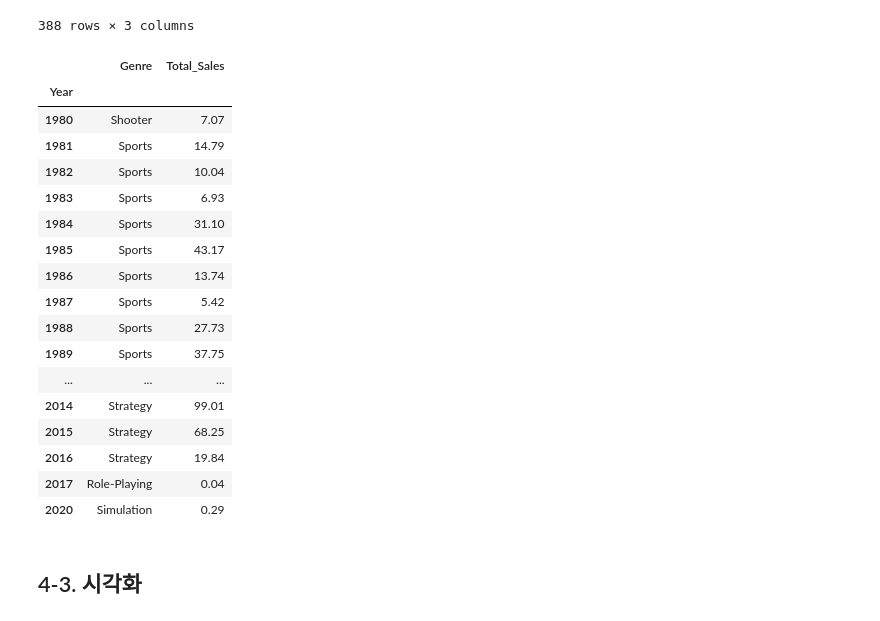
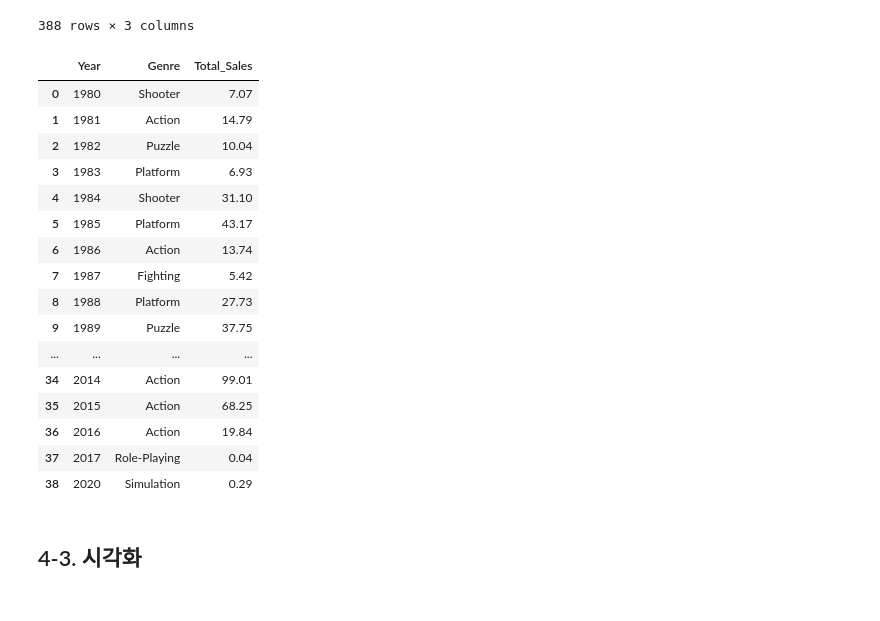
Before and after one commit to woorim99/AIB_12th_project, a Jupyter notebook: Section 1/Section1_AI_12_이우림.ipynb, the cells around one changed output. Drawn from its saved outputs; the diff is of its cells as text; code cells hidden in the pictures.

```diff
--- a/Section 1/Section1_AI_12_이우림.ipynb
+++ b/Section 1/Section1_AI_12_이우림.ipynb
@@ -254,27 +254,27 @@ year_genre
 | 387 | 2020 | Simulation | 0.29 |
 388 rows × 3 columns
 # %%
-year_genre_max = pd.DataFrame(year_genre.groupby(['Year']).max())
-year_genre_max
+year_genre_max = year_genre.groupby(['Year'])['Total_Sales'].transform(max) == year_genre['Total_Sales']
+max_df = year_genre[year_genre_max].reset_index(drop = True)
+max_df
 # %% [output]
-|  | Genre | Total_Sales |
-| Year |  |  |
-| 1980 | Shooter | 7.07 |
-| 1981 | Sports | 14.79 |
-| 1982 | Sports | 10.04 |
-| 1983 | Sports | 6.93 |
-| 1984 | Sports | 31.10 |
-| 1985 | Sports | 43.17 |
-| 1986 | Sports | 13.74 |
-| 1987 | Sports | 5.42 |
-| 1988 | Sports | 27.73 |
-| 1989 | Sports | 37.75 |
-| ... | ... | ... |
-| 2014 | Strategy | 99.01 |
-| 2015 | Strategy | 68.25 |
-| 2016 | Strategy | 19.84 |
-| 2017 | Role-Playing | 0.04 |
-| 2020 | Simulation | 0.29 |
+|  | Year | Genre | Total_Sales |
+| 0 | 1980 | Shooter | 7.07 |
+| 1 | 1981 | Action | 14.79 |
+| 2 | 1982 | Puzzle | 10.04 |
+| 3 | 1983 | Platform | 6.93 |
+| 4 | 1984 | Shooter | 31.10 |
+| 5 | 1985 | Platform | 43.17 |
+| 6 | 1986 | Action | 13.74 |
+| 7 | 1987 | Fighting | 5.42 |
+| 8 | 1988 | Platform | 27.73 |
+| 9 | 1989 | Puzzle | 37.75 |
+| ... | ... | ... | ... |
+| 34 | 2014 | Action | 99.01 |
+| 35 | 2015 | Action | 68.25 |
+| 36 | 2016 | Action | 19.84 |
+| 37 | 2017 | Role-Playing | 0.04 |
+| 38 | 2020 | Simulation | 0.29 |
 # %% [markdown]
 ## 4-3. 시각화
 # %%
```
Also changed, not shown: parts of 3 cells of this notebook.
